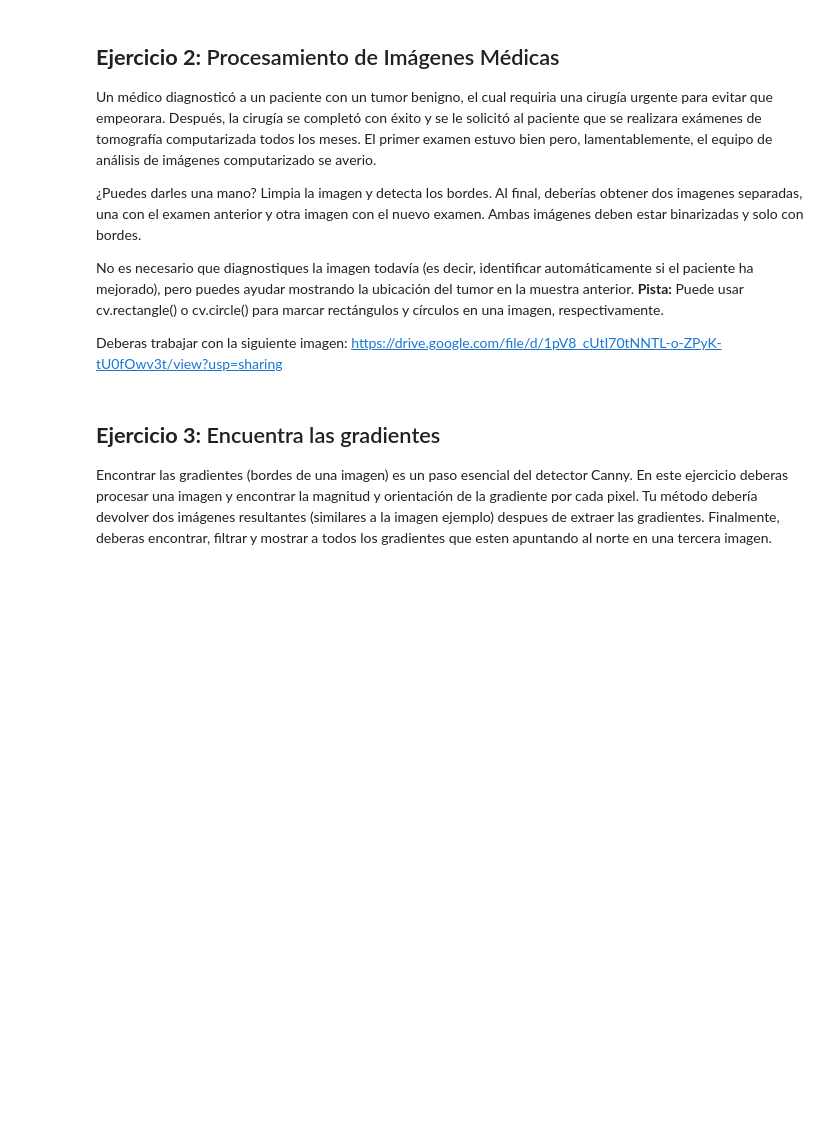
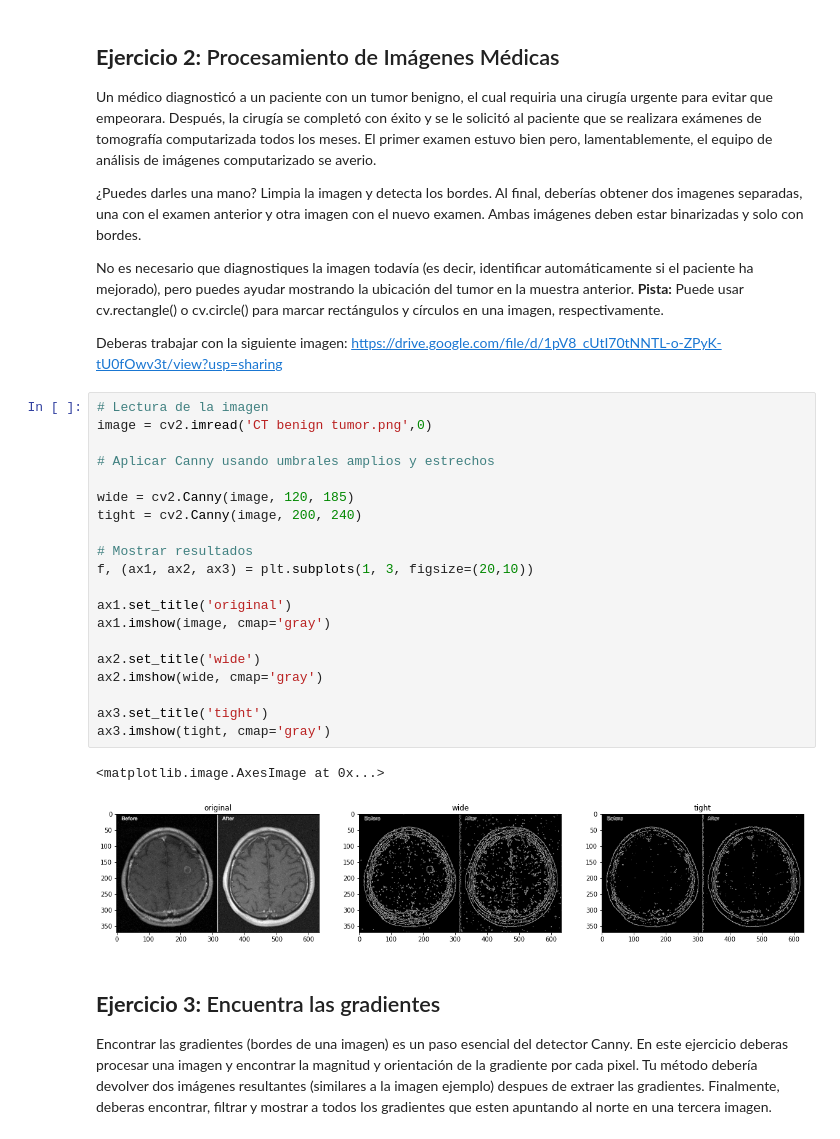
Before and after one commit to ElmerAlanoca/HackC, a Jupyter notebook: LABORATORIOS/LAB4/Lab4.ipynb, the cells around one changed output. Cells and saved outputs as stored; diff of their text form; blank space fills up the shorter version.

```diff
--- a/LABORATORIOS/LAB4/Lab4.ipynb
+++ b/LABORATORIOS/LAB4/Lab4.ipynb
@@ -141,6 +141,29 @@ Limpia la imagen y detecta los bordes. Al final, deberías obtener dos imagenes
 No es necesario que diagnostiques la imagen todavía (es decir, identificar automáticamente si el paciente ha mejorado), pero puedes ayudar mostrando la ubicación del tumor en la muestra anterior. **Pista:** Puede usar cv.rectangle() o cv.circle() para marcar rectángulos y círculos en una imagen, respectivamente.
 
 Deberas trabajar con la siguiente imagen: https://drive.google.com/file/d/1pV8_cUtI70tNNTL-o-ZPyK-tU0fOwv3t/view?usp=sharing
+# %%
+# Lectura de la imagen
+image = cv2.imread('CT benign tumor.png',0)
+
+# Aplicar Canny usando umbrales amplios y estrechos
+
+wide = cv2.Canny(image, 120, 185)
+tight = cv2.Canny(image, 200, 240)
+
+# Mostrar resultados
+f, (ax1, ax2, ax3) = plt.subplots(1, 3, figsize=(20,10))
+
+ax1.set_title('original')
+ax1.imshow(image, cmap='gray')
+
+ax2.set_title('wide')
+ax2.imshow(wide, cmap='gray')
+
+ax3.set_title('tight')
+ax3.imshow(tight, cmap='gray')
+# %% [output]
+<matplotlib.image.AxesImage at 0x...>
+[figure, added]
 # %% [markdown]
 ## **Ejercicio 3:** Encuentra las gradientes
 
```
Also changed, not shown: parts of 2 cells of this notebook, 1 other file.
